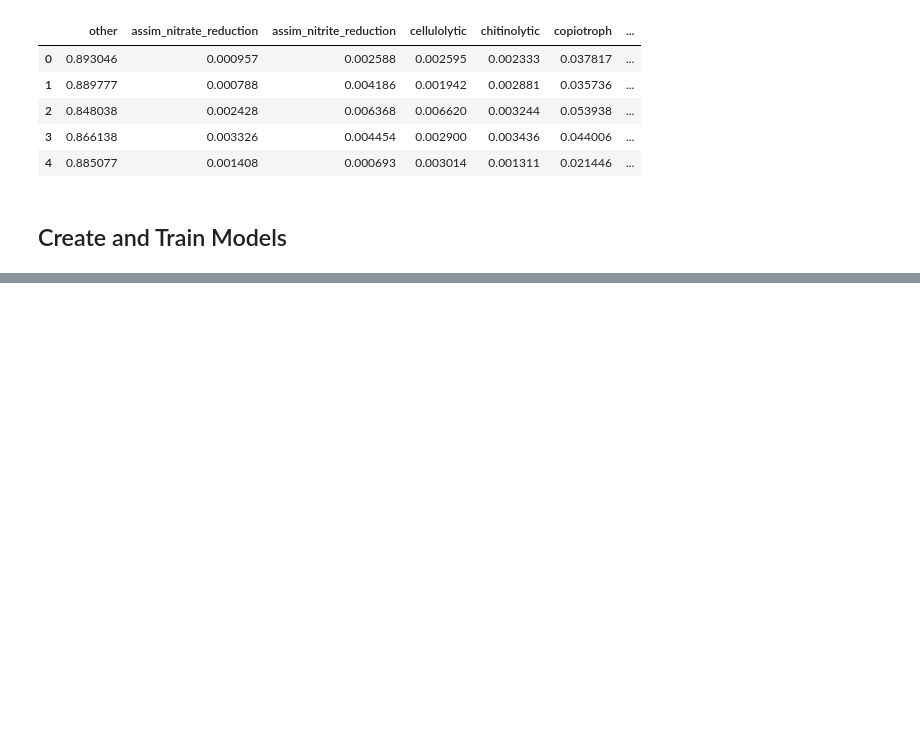
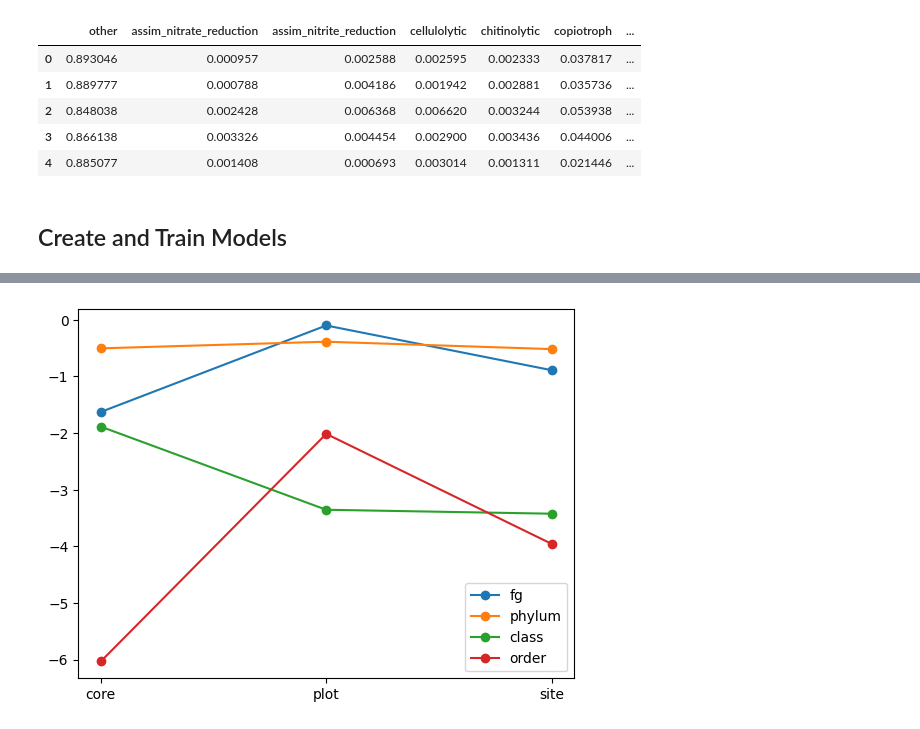
Before and after one commit to Vincent-Therrien/micropyome, a Jupyter notebook: demos/regressions.ipynb, the cells around one changed output, grey strips where cells are left out. Cells and saved outputs as stored; diff of their text form; code cells hidden in the pictures; blank space fills up the shorter version.

```diff
--- a/demos/regressions.ipynb
+++ b/demos/regressions.ipynb
@@ -296,0 +144,22 @@ Attributes:
+# %%
+TRANSFER_DATASET_PATH = "data/averill_tranfer"
+SAMPLING_LEVELS = ["core", "plot", "site"]
+
+X2 = {}
+Y2 = {}
+averill_results = {}
+
+for level in regression.TAXONOMIC_LEVELS:
+    X2[level] = {}
+    Y2[level] = {}
+    averill_results[level] = {}
+    for sampling in SAMPLING_LEVELS:
+        x = pd.read_csv(f"{TRANSFER_DATASET_PATH}/Variables/{level}_{sampling}_13Var.csv", delimiter=";")
+        x = x.drop(x.columns[0], axis=1)
+        y = pd.read_csv(f"{TRANSFER_DATASET_PATH}/Observed/{level}_{sampling}_observed.csv")
+        y = y.drop(y.columns[0], axis=1)
+        z = pd.read_csv(f"{TRANSFER_DATASET_PATH}/Predicted/{level}_{sampling}_predicted.csv")
+        z = z.drop(z.columns[0], axis=1)
+        X2[level][sampling] = x
+        Y2[level][sampling] = y
+        averill_results[level][sampling] = z
@@ -296,0 +193,25 @@ Attributes:
+# %%
+results = {}
+
+for level in regression.TAXONOMIC_LEVELS:
+    results[level] = {}
+    for sampling in SAMPLING_LEVELS:
+        results[level][sampling] = np.mean(
+            regression.r2_score_by_column(
+                Y2[level][sampling], averill_results[level][sampling]
+            )
+        )
+# %%
+x = list(range(len(SAMPLING_LEVELS)))
+
+for level in results:
+    y = [results[level][sampling] for sampling in results[level]]
+    if sum(y) < -500:
+        continue
+    plt.plot(x, y, "-o", label=level)
+
+plt.xticks(x, SAMPLING_LEVELS)
+plt.legend()
+plt.show()
+# %% [output]
+[figure, added]
```
Also changed, not shown: parts of 29 cells of this notebook, 5 other files.
